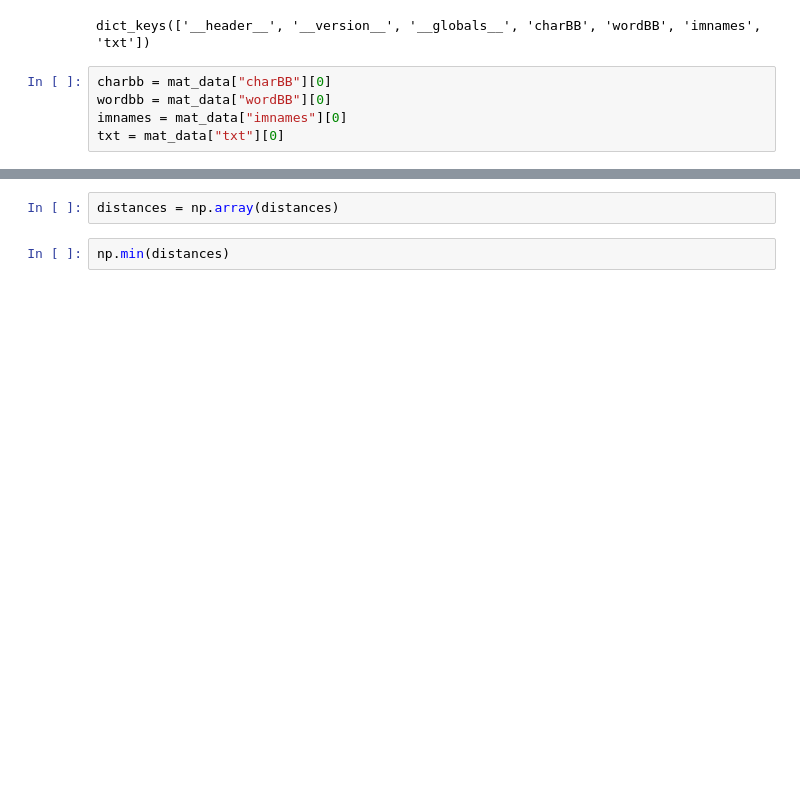
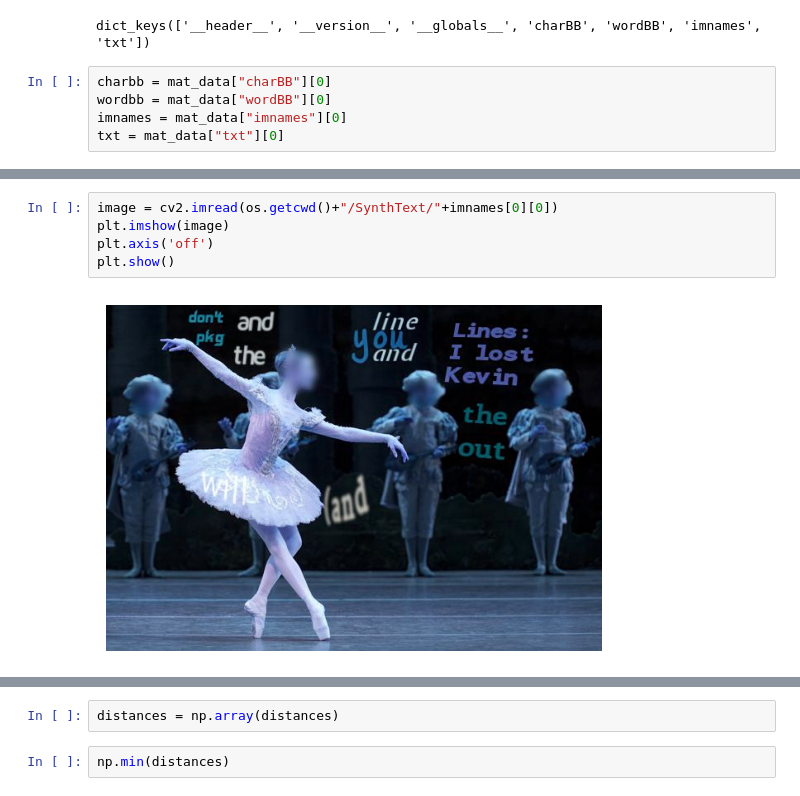
Before and after one commit to AliMoghtader/Implementation-of-OCR-system-on-extracting-information-from-Vietnamese-book-cover-images, a Jupyter notebook: SAST.ipynb, the cells around one changed output, grey strips where cells are left out. Saved outputs shown, nothing was run; the diff lists cells and outputs as text; blank space fills up the shorter version.

```diff
--- a/SAST.ipynb
+++ b/SAST.ipynb
@@ -188,0 +212,7 @@ def get_tco(x,y):
+# %%
+image = cv2.imread(os.getcwd()+"/SynthText/"+imnames[0][0])
+plt.imshow(image)
+plt.axis('off')
+plt.show()
+# %% [output]
+[figure, added]
```
Also changed, not shown: parts of 16 cells of this notebook.
